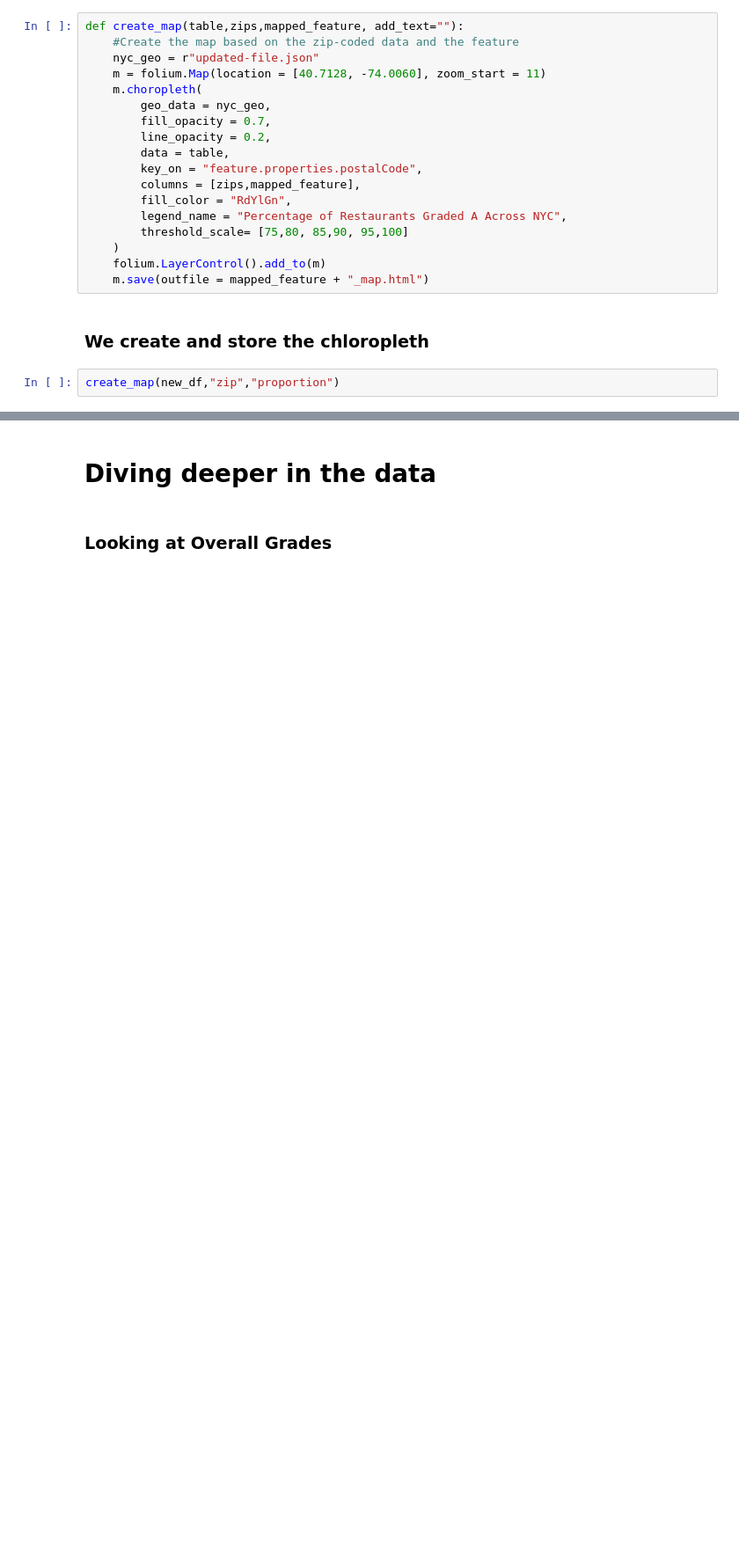
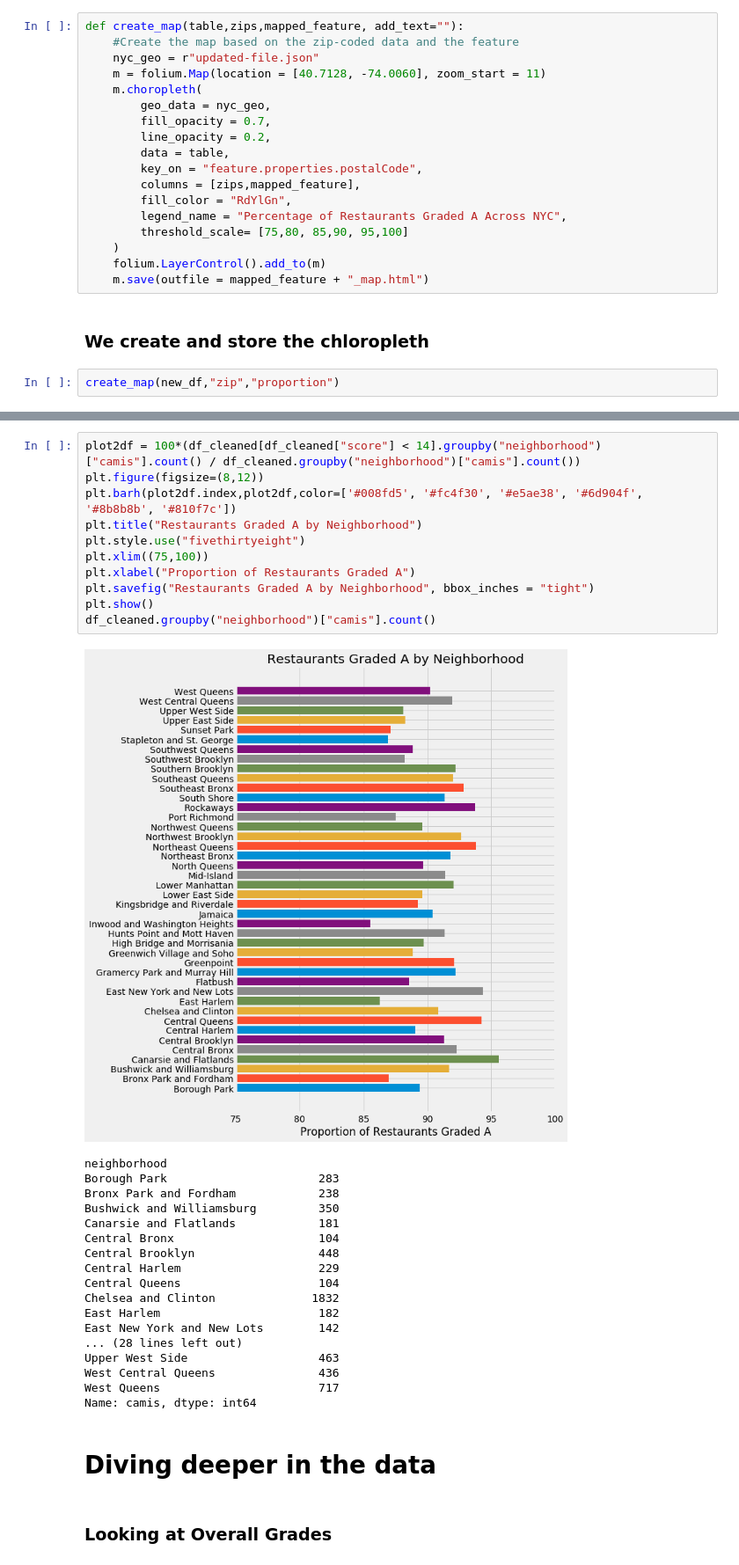
Before and after one commit to imiraoui/NYC-Restaurant-Analysis, a Jupyter notebook: Visualizations.ipynb, the cells around one changed output, grey strips where cells are left out. Shown at 88% size. Drawn from its saved outputs; the diff is of its cells as text; blank space fills up the shorter version.

```diff
--- a/Visualizations.ipynb
+++ b/Visualizations.ipynb
@@ -265,3 +274,33 @@ create_map(new_df,"zip","proportion")
+# %%
+plot2df = 100*(df_cleaned[df_cleaned["score"] < 14].groupby("neighborhood")["camis"].count() / df_cleaned.groupby("neighborhood")["camis"].count())
+plt.figure(figsize=(8,12))
+plt.barh(plot2df.index,plot2df,color=['#008fd5', '#fc4f30', '#e5ae38', '#6d904f', '#8b8b8b', '#810f7c'])
+plt.title("Restaurants Graded A by Neighborhood")
+plt.style.use("fivethirtyeight")
+plt.xlim((75,100))
+plt.xlabel("Proportion of Restaurants Graded A")
+plt.savefig("Restaurants Graded A by Neighborhood", bbox_inches = "tight")
+plt.show()
+df_cleaned.groupby("neighborhood")["camis"].count()
+# %% [output]
+[figure, added]
+neighborhood
+Borough Park                      283
+Bronx Park and Fordham            238
+Bushwick and Williamsburg         350
+Canarsie and Flatlands            181
+Central Bronx                     104
+Central Brooklyn                  448
+Central Harlem                    229
+Central Queens                    104
+Chelsea and Clinton              1832
+East Harlem                       182
+East New York and New Lots        142
+... (28 lines left out)
+Upper West Side                   463
+West Central Queens               436
+West Queens                       717
+Name: camis, dtype: int64
 # %% [markdown]
 # Diving deeper in the data
 # %% [markdown]
```
Also changed, not shown: parts of 5 cells of this notebook, 3 other files.
